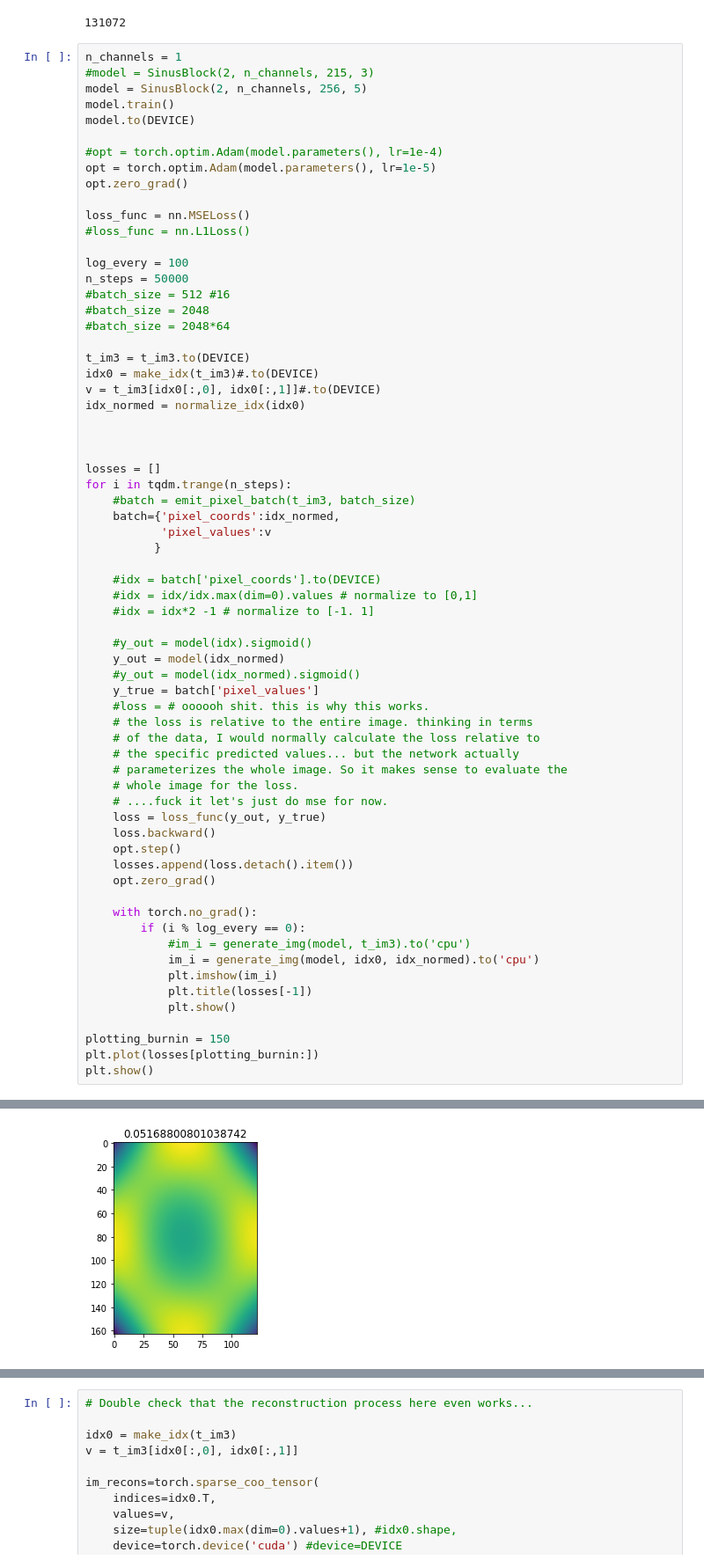
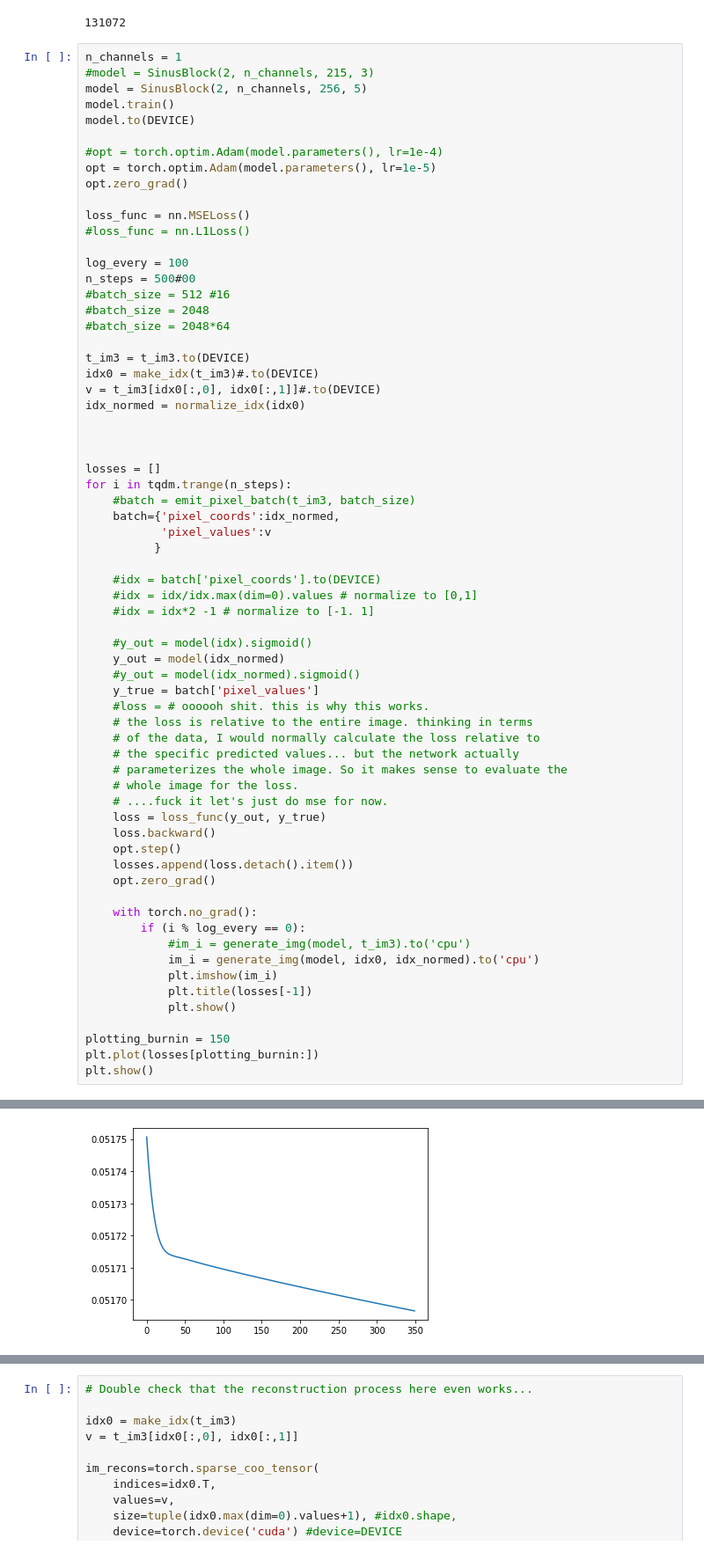
Before and after one commit to dmarx/siren_unofficial, a Jupyter notebook: sandbox-siren.ipynb, the cells around one changed output, grey strips where cells are left out. Shown: that part at 88% size. Saved outputs shown, nothing was run; the diff lists cells and outputs as text.

```diff
--- a/sandbox-siren.ipynb
+++ b/sandbox-siren.ipynb
@@ -244,7 +242,7 @@ loss_func = nn.MSELoss()
 #loss_func = nn.L1Loss()
 
 log_every = 100
-n_steps = 50000
+n_steps = 500#00
 #batch_size = 512 #16
 #batch_size = 2048
 #batch_size = 2048*64
@@ -303,2 +301,2 @@ plt.show()
 [figure]
-[figure, old version]
+[figure, new version]
```
Also changed, not shown: parts of 16 cells of this notebook, 1 other file.
